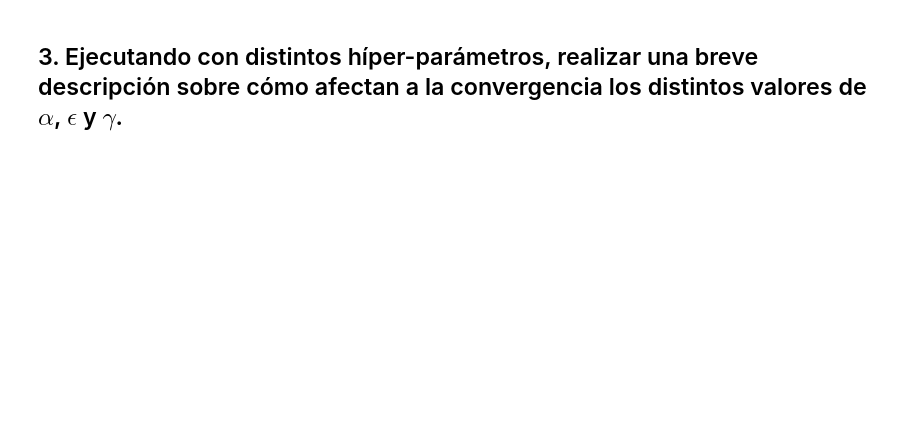
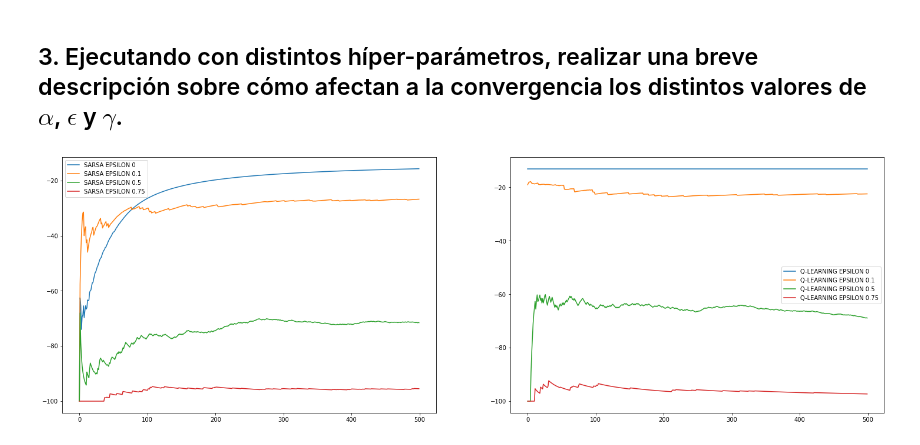
Before and after one commit to DiegoFabianTondo/DS20_ReinforcementLearning, a Jupyter notebook: lab_1_rl_DiegoTondo.ipynb, the cells around one changed output. Cells and saved outputs as stored; diff of their text form; code cells hidden in the pictures; blank space fills up the shorter version.

```diff
--- a/lab_1_rl_DiegoTondo.ipynb
+++ b/lab_1_rl_DiegoTondo.ipynb
@@ -358,2 +379,24 @@ plot_reward_per_episode(reward_ep), plot_steps_per_episode(timesteps_ep), plot_s
 # %% [markdown]
 ## 3. Ejecutando con distintos híper-parámetros, realizar una breve descripción sobre cómo afectan a la convergencia los distintos valores de $\alpha$, $\epsilon$ y $\gamma$.
+# %%
+q = {}
+alpha = 0.5
+gamma = 1
+epsilon = 0.1
+e = (0, 0.1, 0.5, 0.75)
+plt.figure(figsize=(25,8))
+plt.subplot(1,1,1)
+for epsilon in e:
+    plt.subplot(1,2,1)
+    env.reset()
+    _, timesteps_ep_sarsa, reward_ep_sarsa = run_sarsa()
+    plt.plot(plot_smoothen_rewards(reward_ep_sarsa), label= f"SARSA EPSILON {epsilon}" )
+    plt.legend()
+
+    plt.subplot(1,2,2)
+    env.reset()
+    _, timesteps_ep_ql, reward_ep_ql = run_ql()
+    plt.plot(plot_smoothen_rewards(reward_ep_ql), label= f"Q-LEARNING EPSILON {epsilon}" )
+    plt.legend()
+# %% [output]
+[figure, added]
```
Also changed, not shown: parts of 11 cells of this notebook.
